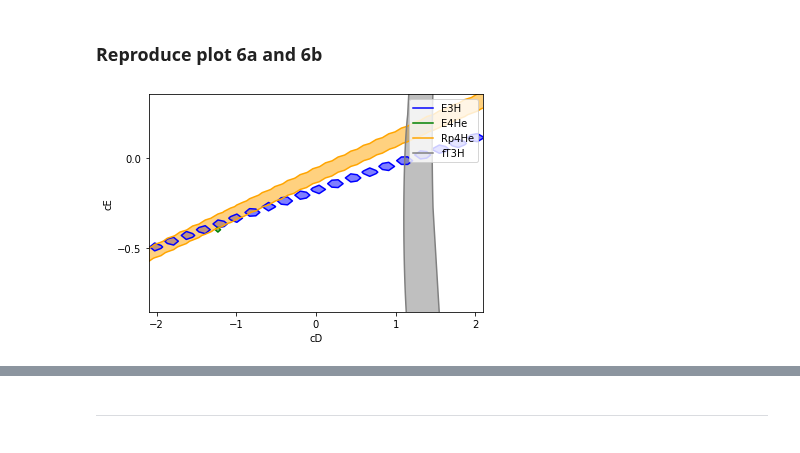
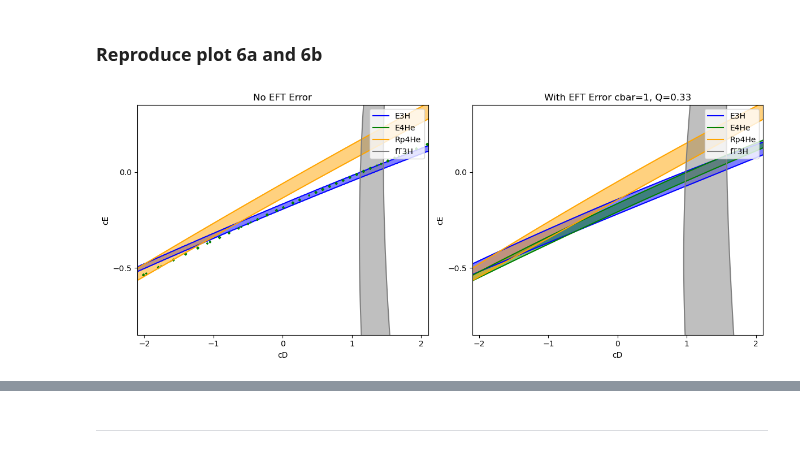
Before and after one commit to stach/lfd-project, a Jupyter notebook: Project1/project1.ipynb, the cells around one changed output, grey strips where cells are left out. Saved outputs shown, nothing was run; the diff lists cells and outputs as text; code cells hidden in the pictures.

```diff
--- a/Project1/project1.ipynb
+++ b/Project1/project1.ipynb
@@ -19,8 +30,8 @@ import corner
 ### Define necessary constants, experimental data, etc.
 # %%
 # Define the size of our mesh
-NcD = 64 #256
-NcE = 64 #256
+NcD = 256 #256
+NcE = 256 #256
 
 # Other constants
 k=3
@@ -83,16 +100,16 @@ def posterior(cD, cE, data, mu, sigma):
 ### Estimate model discrepancy
 # %%
 # Variance!
-disc2_E3H = np.power(mu_E3H*cbar*np.power(Q,k+1),2)/(1-Q**2)
-disc2_E4He = np.power(mu_E4He*cbar*np.power(Q,k+1),2)/(1-Q**2)
-disc2_Rp4He = np.power(mu_Rp4He*cbar*np.power(Q,k+1),2)/(1-Q**2)
-disc2_fT3H = np.power(mu_fT3H*cbar*np.power(Q,k+1),2)/(1-Q**2)
+disc2_E3H = np.power(mu_E3H*cbar*np.power(Q,k+1),2)/(1-(Q**2))
+disc2_E4He = np.power(mu_E4He*cbar*np.power(Q,k+1),2)/(1-(Q**2))
+disc2_Rp4He = np.power(mu_Rp4He*cbar*np.power(Q,k+1),2)/(1-(Q**2))
+disc2_fT3H = np.power(mu_fT3H*cbar*np.power(Q,k+1),2)/(1-(Q**2))
 
 # square root of sum of squared standard error
-sigma_E3H_efterr = np.sqrt(sigma_E3H**2+disc2_E3H)
-sigma_E4He_efterr = np.sqrt(sigma_E4He**2+disc2_E4He)
-sigma_Rp4He_efterr = np.sqrt(sigma_Rp4He**2+disc2_Rp4He)
-sigma_fT3H_efterr = np.sqrt(sigma_fT3H**2+disc2_fT3H)
+sigma_E3H_efterr = np.sqrt((sigma_E3H**2)+disc2_E3H)
+sigma_E4He_efterr = np.sqrt((sigma_E4He**2)+disc2_E4He)
+sigma_Rp4He_efterr = np.sqrt((sigma_Rp4He**2)+disc2_Rp4He)
+sigma_fT3H_efterr = np.sqrt((sigma_fT3H**2)+disc2_fT3H)
 # %% [markdown]
 ### Estimate Posterior
 # %%
@@ -130,37 +137,75 @@ def contour_level(grid, relative_level=0.95):
 # %% [markdown]
 ### Reproduce plot 6a and 6b
 # %%
- # 6a)
+# Create a figure with two subplots
+fig, axs = plt.subplots(1, 2, figsize=(12, 5))
+
+# 6a)
+axs[0].set_title("No EFT Error")
 
 # E4He_eval: blue
 # E3H_eval: green
 # Rp4He_eval: orange
 # fT3H_eval: grey
 
 quantities_noefterr = [pE3H_noefterr, pE4He_noefterr, pRp4He_noefterr, pfT3H_noefterr]
 contour_levels_noefterr = [contour_level(quantity, 0.95) for quantity in quantities_noefterr]
 colors = ['blue', 'green', 'orange', 'grey']
 for quantity, level, color in zip(quantities_noefterr, contour_levels_noefterr, colors):
-    plt.contourf(cD_eval, cE_eval, quantity, levels=[level, np.max(quantity)], colors=color, antialiased=True, alpha=0.5)
-    plt.contour(cD_eval, cE_eval, quantity, levels=[level], colors=color, antialiased=True)
+    axs[0].contourf(cD_eval, cE_eval, quantity, levels=[level, np.max(quantity)], colors=color, antialiased=True, alpha=0.5)
+    axs[0].contour(cD_eval, cE_eval, quantity, levels=[level], colors=color, antialiased=True)
 
 legend_labels = [
     mlines.Line2D([], [], color='blue', label='E3H'),
     mlines.Line2D([], [], color='green', label='E4He'),
     mlines.Line2D([], [], color='orange', label='Rp4He'),
     mlines.Line2D([], [], color='grey', label='fT3H')
 ]
-plt.legend(handles=legend_labels)
+axs[0].legend(handles=legend_labels)
 
-plt.xlim([-2.1,2.1])
-plt.xticks([-2, -1, 0, 1, 2])
-plt.xlabel('cD')
+axs[0].set_xlim([-2.1, 2.1])
+axs[0].set_xticks([-2, -1, 0, 1, 2])
+axs[0].set_xlabel('cD')
 
-plt.ylim([-0.85, 0.35])
-plt.yticks([-0.5, 0])
-plt.ylabel('cE')
+axs[0].set_ylim([-0.85, 0.35])
+axs[0].set_yticks([-0.5, 0])
+axs[0].set_ylabel('cE')
+
+# 6b)
+axs[1].set_title("With EFT Error cbar=1, Q=0.33")
+
+# E4He_eval: blue
+# E3H_eval: green
+# Rp4He_eval: orange
+# fT3H_eval: grey
+
+quantities_efterr = [pE3H_efterr, pE4He_efterr, pRp4He_efterr, pfT3H_efterr]
+contour_levels_efterr = [contour_level(quantity, 0.68) for quantity in quantities_efterr]
+colors = ['blue', 'green', 'orange', 'grey']
+for quantity, level, color in zip(quantities_efterr, contour_levels_efterr, colors):
+    axs[1].contourf(cD_eval, cE_eval, quantity, levels=[level, np.max(quantity)], colors=color, antialiased=True, alpha=0.5)
+    axs[1].contour(cD_eval, cE_eval, quantity, levels=[level], colors=color, antialiased=True)
+
+legend_labels = [
+    mlines.Line2D([], [], color='blue', label='E3H'),
+    mlines.Line2D([], [], color='green', label='E4He'),
+    mlines.Line2D([], [], color='orange', label='Rp4He'),
+    mlines.Line2D([], [], color='grey', label='fT3H')
+]
+axs[1].legend(handles=legend_labels)
+
+axs[1].set_xlim([-2.1, 2.1])
+axs[1].set_xticks([-2, -1, 0, 1, 2])
+axs[1].set_xlabel('cD')
+
+axs[1].set_ylim([-0.85, 0.35])
+axs[1].set_yticks([-0.5, 0])
+axs[1].set_ylabel('cE')
+
+# Adjust layout
+plt.tight_layout()
 
 # Show the plot
 plt.show()
 # %% [output]
-[figure, old version]
+[figure, new version]
```
Also changed, not shown: parts of 27 cells of this notebook.
